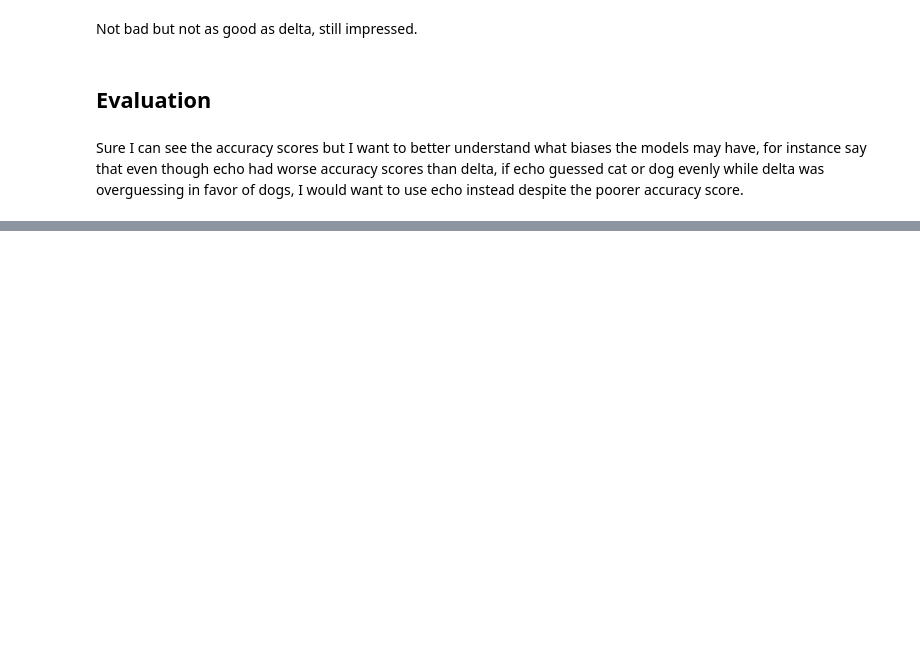
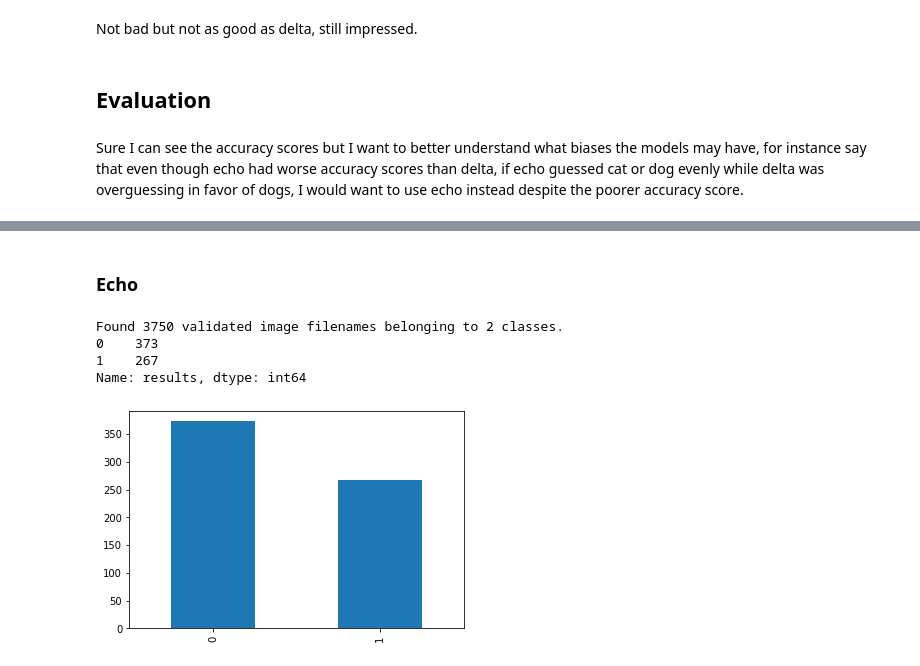
Before and after one commit to Booandlean/cat_or_dog, a Jupyter notebook: Notebooks/Modeling.ipynb, the cells around one changed output, grey strips where cells are left out. Drawn from its saved outputs; the diff is of its cells as text; code cells hidden in the pictures; blank space fills up the shorter version.

```diff
--- a/Notebooks/Modeling.ipynb
+++ b/Notebooks/Modeling.ipynb
@@ -626,0 +634,25 @@ This showdown is going to be between echo, delta, and alpha with the validation
+# %% [markdown]
+### Echo
+# %%
+val_generator = img_gen.flow_from_dataframe(
+    v_t,
+    data_path,
+    x_col = 'filename',
+    y_col = 'label',
+    target_size = img_size,
+    batch_size = batch_size,
+    class_mode ='categorical',
+    color_mode='grayscale'
+)
+
+pred_e = echo.predict_generator(val_generator, steps = 20)
+echo_val_df = pd.DataFrame()
+echo_val_df['results'] = np.argmax(pred_e, axis=-1)
+echo_val_df['results'].value_counts().plot.bar()
+print(echo_val_df['results'].value_counts())
+# %% [output]
+Found 3750 validated image filenames belonging to 2 classes.
+0    373
+1    267
+Name: results, dtype: int64
+[figure, added]
```
Also changed, not shown: parts of 8 cells of this notebook.
